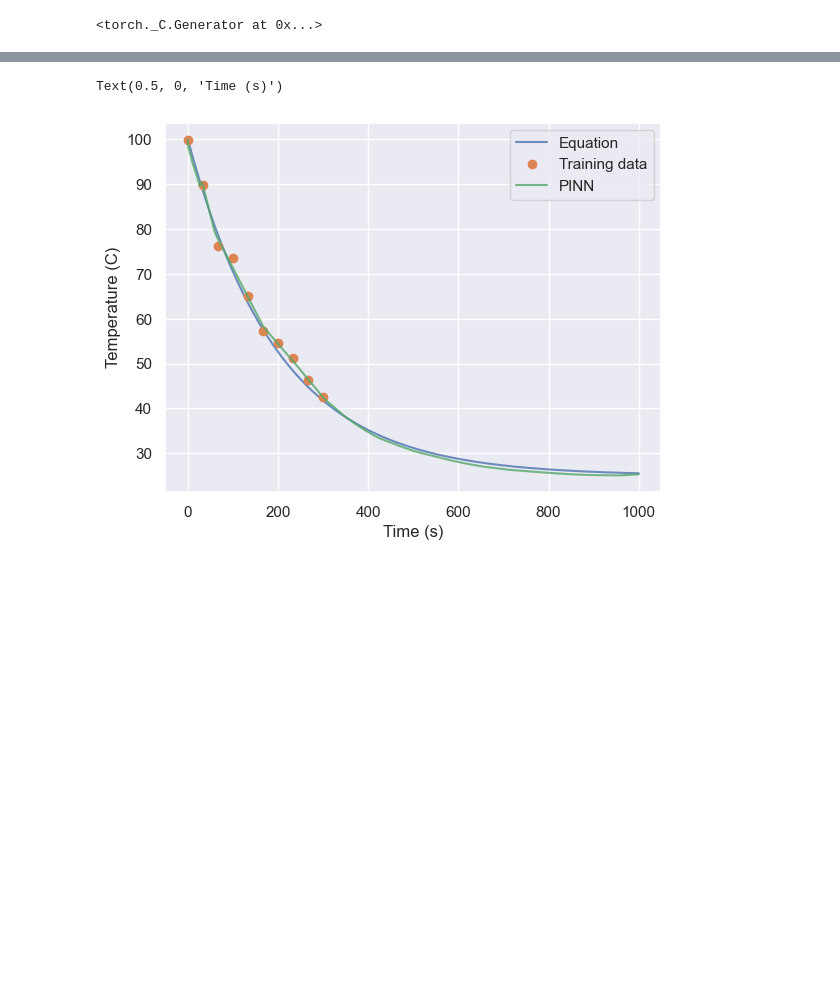
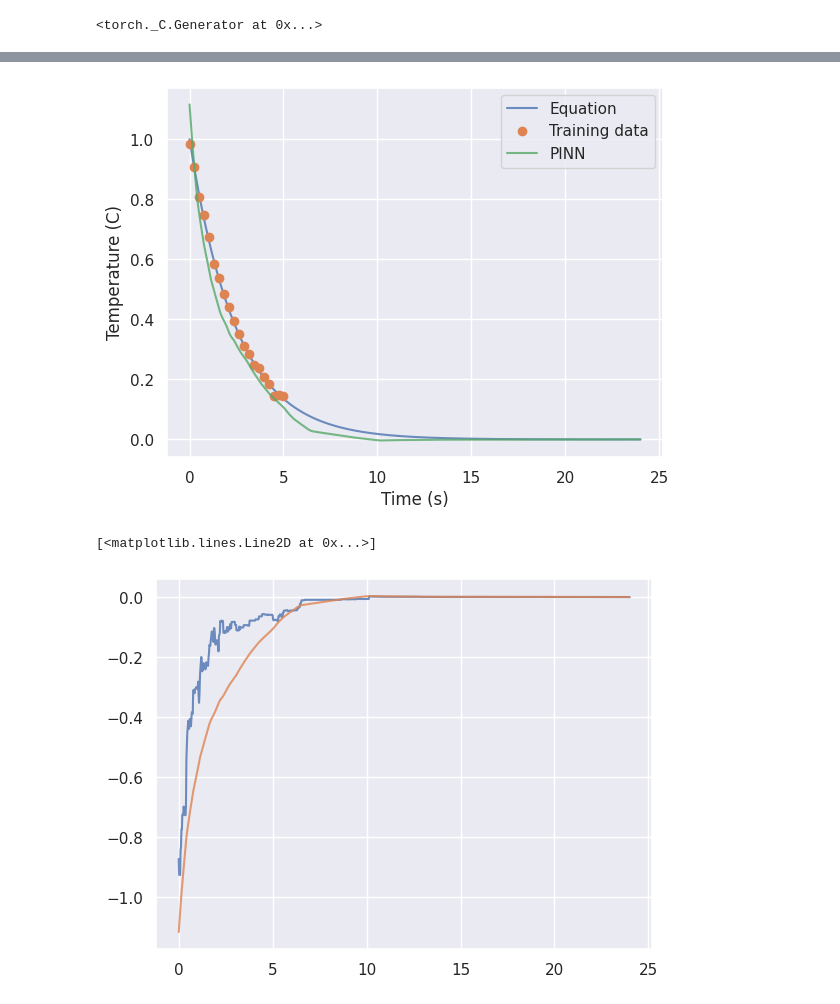
Before and after one commit to costasmexis/ModelMind, a Jupyter notebook: PINN_A.ipynb, the cells around one changed output, grey strips where cells are left out. Cells and saved outputs as stored; diff of their text form; code cells hidden in the pictures; blank space fills up the shorter version.

```diff
--- a/PINN_A.ipynb
+++ b/PINN_A.ipynb
@@ -111,6 +108,6 @@ class Net(nn.Module):
         out = self.forward(np_to_th(X))
         return out.detach().cpu().numpy()
 # %%
-net = Net(1,1,loss2=physics_loss, loss2_weight=1, epochs=30000, lr=1e-5).to(DEVICE)
-losses = net.fit(t, T)
+net = Net(1,1,loss2=physics_loss, loss2_weight=1, epochs=5000, lr=1e-5).to(DEVICE)
+losses = net.fit(t_train, y_train)
 # %% [output]
@@ -134,12 +124,22 @@ Epoch 29500/30000, Loss: 1.9647395610809326
 # %%
 preds = net.predict(times)
 
-plt.plot(times, temps, alpha=0.8)
-plt.plot(t, T, 'o')
+plt.plot(times, y_true, alpha=0.8)
+plt.plot(t_train, y_train, 'o')
 plt.plot(times, preds, alpha=0.8)
 plt.legend(labels=['Equation','Training data', 'PINN'])
 plt.ylabel('Temperature (C)')
 plt.xlabel('Time (s)')
+plt.show()
 # %% [output]
-Text(0.5, 0, 'Time (s)')
-[figure, old version]
+[figure, new version]
+# %%
+ts = torch.linspace(0, 24, steps=1000,).view(-1,1).requires_grad_(True).to(DEVICE)
+y_pred = net(ts)
+y_pred_dt = grad(y_pred, ts)[0]
+
+plt.plot(ts.cpu().detach().numpy(), y_pred_dt.cpu().detach().numpy(), alpha=0.8)
+plt.plot(ts.cpu().detach().numpy(), -y_pred.cpu().detach().numpy(), alpha=0.8)
+# %% [output]
+[<matplotlib.lines.Line2D at 0x...>]
+[figure, added]
```
Also changed, not shown: parts of 5 cells of this notebook.
